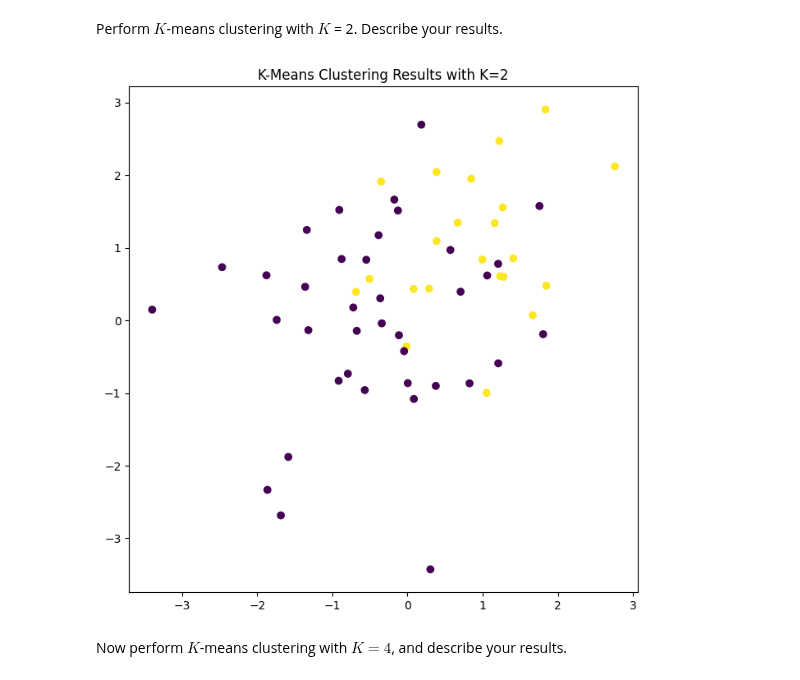
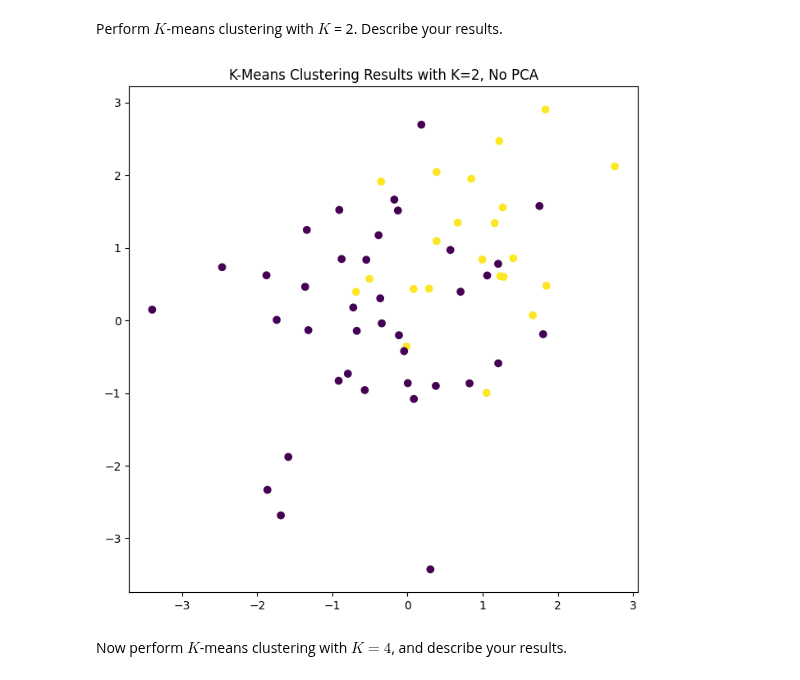
Before and after one commit to robchristiansen13/Learning, a Jupyter notebook: WeberState/CS 6570 (Data Science Algorithms I)/Assignments/CS-6570 Homework 5.ipynb, the cells around one changed output. Cells and saved outputs as stored; diff of their text form; code cells hidden in the pictures.

```diff
--- a/WeberState/CS 6570 (Data Science Algorithms I)/Assignments/CS-6570 Homework 5.ipynb
+++ b/WeberState/CS 6570 (Data Science Algorithms I)/Assignments/CS-6570 Homework 5.ipynb
@@ -97,15 +98,16 @@ ax.set_title("K-Means Clustering Results with K=3");
 # %% [markdown]
 Perform $K$-means clustering with $K$ = 2. Describe your results.
 # %%
+X_train_pc = X
+
 kmeans = KMeans(n_clusters=2,
-                random_state=2, # Seed the random generation of the initial assignments. Set so that it's the same for class
-                n_init=20).fit(X) # n_init is the number of inital distributions that it explores
-
-fig, ax = plt.subplots(1, 1, figsize=(8,8))
-ax.scatter(X[:,0], X[:,1], c=kmeans.labels_)
-ax.set_title("K-Means Clustering Results with K=2");
+                random_state=3,
+                n_init=20).fit(X_train_pc)
+fig, ax = plt.subplots(figsize=(8,8))
+ax.scatter(X_train_pc[:,0], X_train_pc[:,1], c=kmeans.labels_)
+ax.set_title("K-Means Clustering Results with K=2, No PCA");
 # %% [output]
-[figure, old version]
+[figure, new version]
 # %% [markdown]
 Now perform $K$-means clustering with $K = 4$, and describe your results.
 # %%
```
Also changed, not shown: parts of 9 cells of this notebook.
